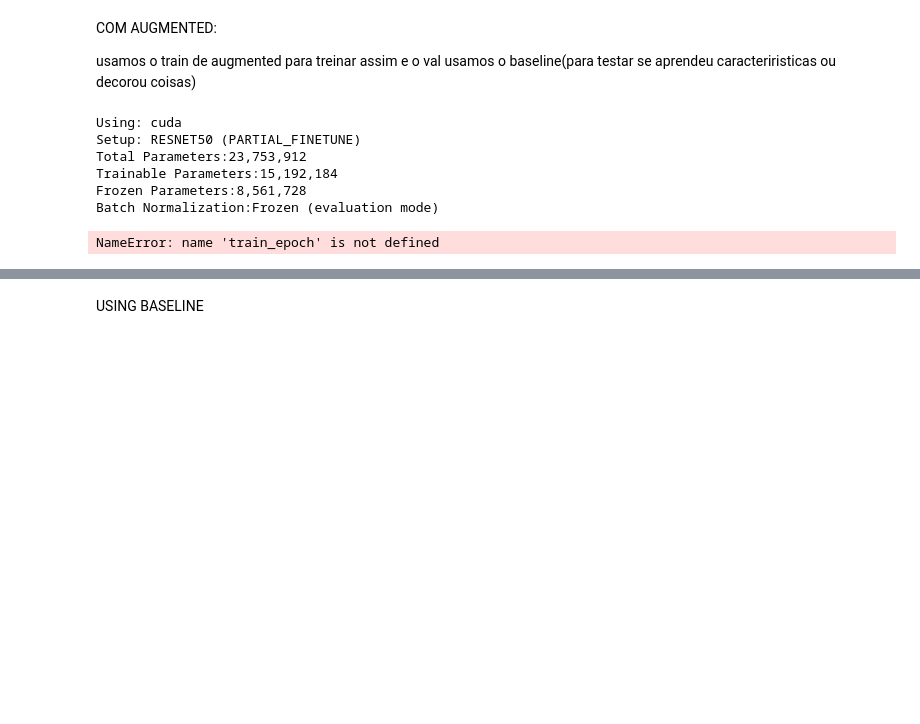
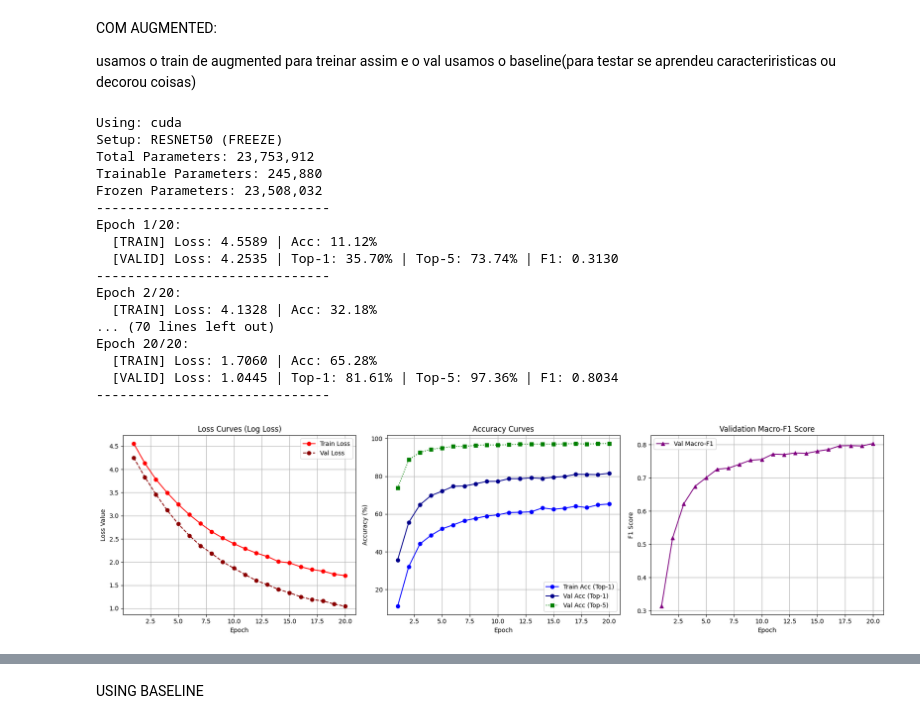
Before and after one commit to JorgeCaldeira/Beware-the-dog, a Jupyter notebook: DL_Project.ipynb, the cells around one changed output, grey strips where cells are left out. Cells and saved outputs as stored; diff of their text form; code cells hidden in the pictures; blank space fills up the shorter version.

```diff
--- a/DL_Project.ipynb
+++ b/DL_Project.ipynb
@@ -236,11 +242,11 @@ train_losses, val_losses = [], []
 train_accs, val_accs_top1, val_accs_top5 = [], [], []
 val_f1_history = []
 
-dog_model = initialize_model().to(device)
+dog_model = initialize_model("resnet50", num_classes=120, mode="freeze").to(device)
 criterion = nn.CrossEntropyLoss() # na semana 3 isto é mencionado
 optimizer = optim.Adam(dog_model.fc.parameters(), lr=0.0001)
 
-num_epochs = 5
+num_epochs = 20
 
 for epoch in range(num_epochs):
     t_loss, t_acc = train_epoch(dog_model, train_loader, criterion, optimizer, device) # treinar
@@ -265,39 +271,50 @@ plt.subplot(1, 3, 1)
 plt.plot(range(1, num_epochs + 1), train_losses, label='Train Loss', marker='o', color='red')
 plt.plot(range(1, num_epochs + 1), val_losses, label='Val Loss', marker='o', linestyle='--', color='darkred')
 plt.title('Loss Curves (Log Loss)')
 plt.xlabel('Epoch')
 plt.ylabel('Loss Value')
 plt.legend()
 plt.grid(True)
 
 plt.subplot(1, 3, 2)
 plt.plot(range(1, num_epochs + 1), train_accs, label='Train Acc (Top-1)', marker='o', color='blue')
 plt.plot(range(1, num_epochs + 1), val_accs_top1, label='Val Acc (Top-1)', marker='o', color='darkblue')
 plt.plot(range(1, num_epochs + 1), val_accs_top5, label='Val Acc (Top-5)', marker='s', linestyle=':', color='green')
 plt.title('Accuracy Curves')
 plt.xlabel('Epoch')
 plt.ylabel('Accuracy (%)')
 plt.legend()
 plt.grid(True)
 
 plt.subplot(1, 3, 3)
 plt.plot(range(1, num_epochs + 1), val_f1_history, label='Val Macro-F1', marker='^', color='purple')
 plt.title('Validation Macro-F1 Score')
 plt.xlabel('Epoch')
 plt.ylabel('F1 Score')
 plt.legend()
 plt.grid(True)
 
 plt.tight_layout()
 plt.show()
 # %% [output]
 Using: cuda
-Setup: RESNET50 (PARTIAL_FINETUNE)
-Total Parameters:23,753,912
-Trainable Parameters:15,192,184
-Frozen Parameters:8,561,728
-Batch Normalization:Frozen (evaluation mode)
+Setup: RESNET50 (FREEZE)
+Total Parameters: 23,753,912
+Trainable Parameters: 245,880
+Frozen Parameters: 23,508,032
+------------------------------
+Epoch 1/20:
+  [TRAIN] Loss: 4.5589 | Acc: 11.12%
+  [VALID] Loss: 4.2535 | Top-1: 35.70% | Top-5: 73.74% | F1: 0.3130
+------------------------------
+Epoch 2/20:
+  [TRAIN] Loss: 4.1328 | Acc: 32.18%
+... (70 lines left out)
+Epoch 20/20:
+  [TRAIN] Loss: 1.7060 | Acc: 65.28%
+  [VALID] Loss: 1.0445 | Top-1: 81.61% | Top-5: 97.36% | F1: 0.8034
+------------------------------
-NameError: name 'train_epoch' is not defined
+[figure, added]
 # %%
 # Limpar memorias e wtv para nao dar problemas de out of memory ehntre os dois
 import gc
```
Also changed, not shown: parts of 13 cells of this notebook.
